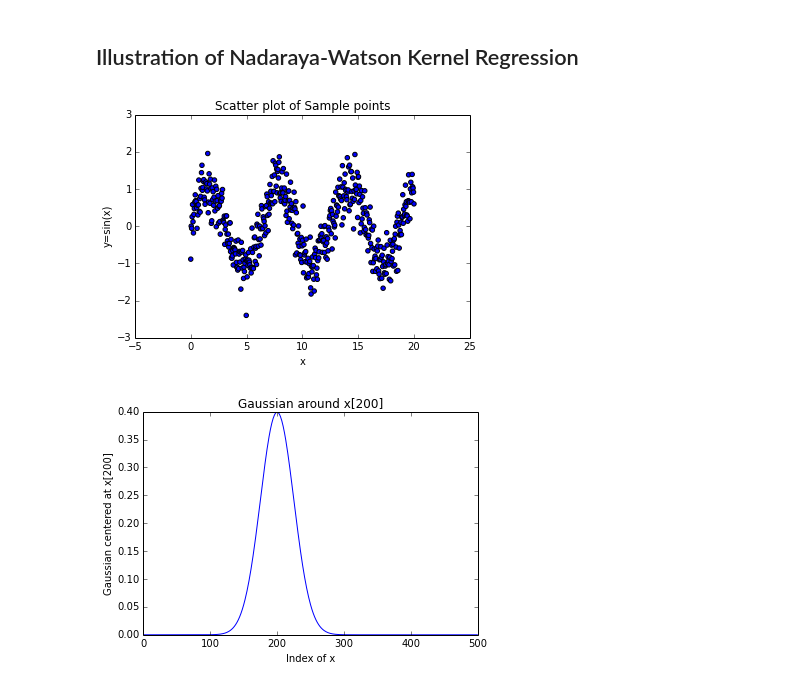
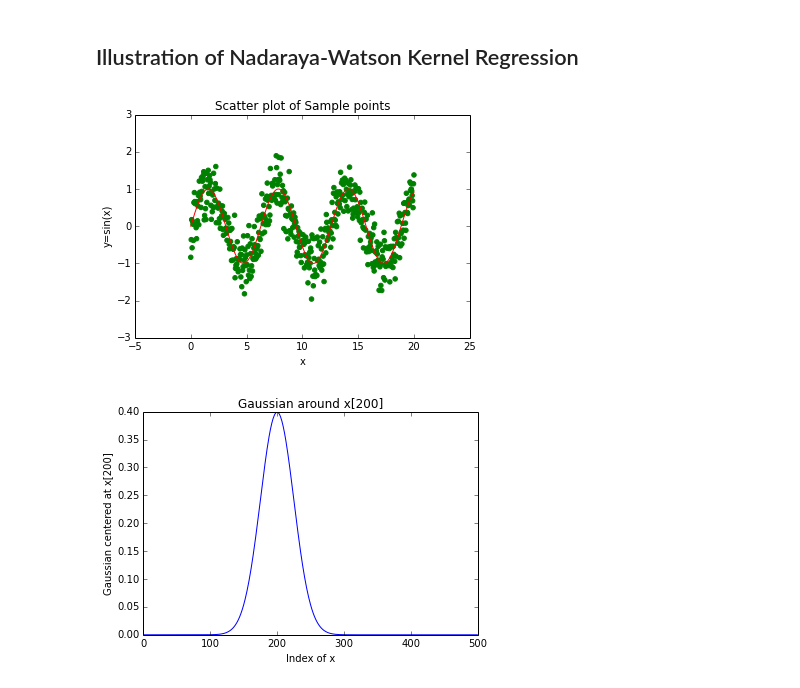
Before and after one commit to aanchan/examples, a Jupyter notebook: kernelRegressionSine.ipynb, the cells around one changed output. Drawn from its saved outputs; the diff is of its cells as text; code cells hidden in the pictures.

```diff
--- a/kernelRegressionSine.ipynb
+++ b/kernelRegressionSine.ipynb
@@ -10,13 +10,14 @@ import matplotlib.mlab as mlab
 # %%
 x=np.linspace(0,20,500)
 y=np.sin(x)+np.random.normal(0,0.4,500)
-plt.scatter(x, y)
+plt.scatter(x, y, color='g')
+plt.plot(x,np.sin(x),color='r')
 plt.xlabel('x')
 plt.ylabel('y=sin(x)')
 plt.title('Scatter plot of Sample points')
 plt.show()
 # %% [output]
-[figure, old version]
+[figure, new version]
 # %%
 mu=x[200] #take a certain point x and make it the mean of the Gaussian window
 sigma = 1 # width of the gaussian
```
Also changed, not shown: parts of 2 cells of this notebook, 1 other file.
